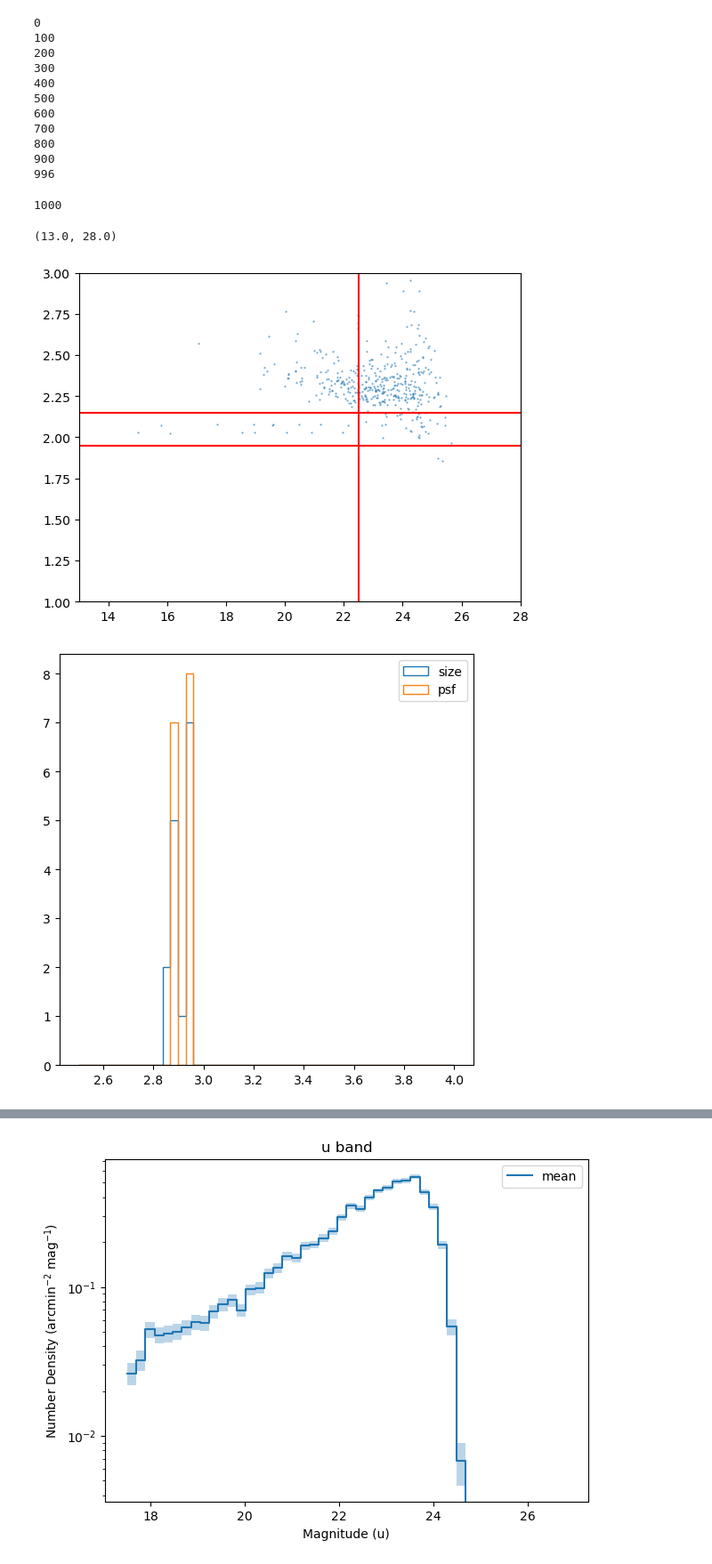
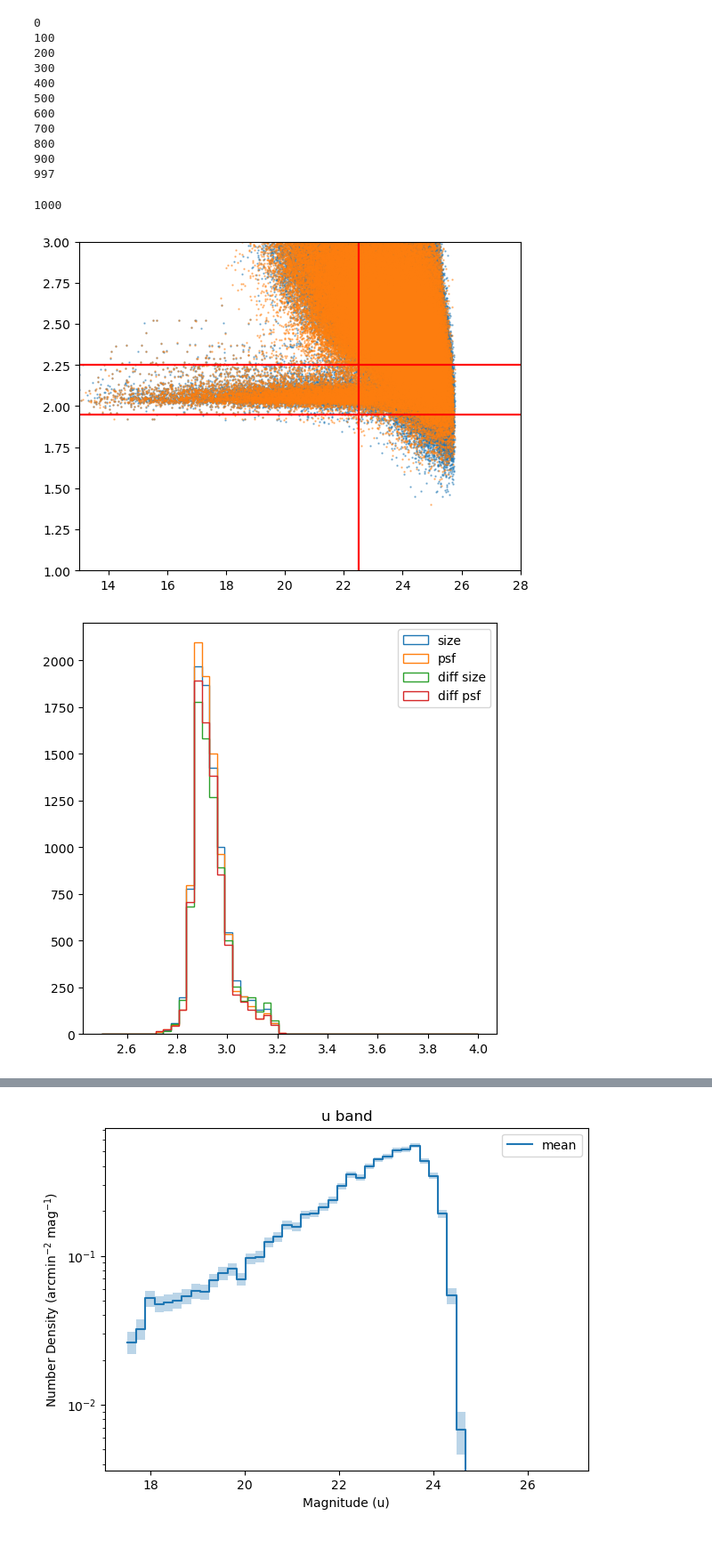
Before and after one commit to philipladuca24/LSST-SimCatVal, a Jupyter notebook: LSST-SimCatVal/full_run_plots.ipynb, the cells around one changed output, grey strips where cells are left out. Shown at 89% size. Drawn from its saved outputs; the diff is of its cells as text; code cells hidden in the pictures.

```diff
--- a/LSST-SimCatVal/full_run_plots.ipynb
+++ b/LSST-SimCatVal/full_run_plots.ipynb
@@ -124,6 +146,6 @@ print(max(full_cats['i']['obs_ind'])+1)
 # %%
 bands = 'ugrizy'
-base = '/hildafs/home/pladuca/main/lsst-sim-package/LSST-SimCatVal/LSST-SimCatVal/outputs_vdiff2/'
+base = f'/hildafs/home/pladuca/main/lsst-sim-package/LSST-SimCatVal/LSST-SimCatVal/outputs_{folder}/'
 cats_by_band = {b: [] for b in bands}
 i = 0
 for entry in os.scandir(base):
@@ -138,6 +160,7 @@ for entry in os.scandir(base):
         if i % 100 == 0:
             print(i)
         for b in bands:
+            cat['obs_ind'] = i
             cats_by_band[b].append(cat[b])
         i += 1
     except (OSError, pickle.PickleError) as e:
@@ -158,9 +181,9 @@ true_cats = {
 700
 800
 900
-996
+997
 # %%
-with open(f'/hildafs/home/pladuca/main/lsst-sim-package/LSST-SimCatVal/LSST-SimCatVal/outputs/true_cat_vdiff2.pkl', "wb") as f:
+with open(f'/hildafs/home/pladuca/main/lsst-sim-package/LSST-SimCatVal/LSST-SimCatVal/outputs/true_cat_{folder}.pkl', "wb") as f:
     pickle.dump(true_cats, f)
 # %%
 print(i)
@@ -174,56 +238,24 @@ print(i)
 # %%
 b = 'i'
-temp = full_cats[b]
-temp = temp[(temp['deblend_nChild'] == 0) &
-    (temp['base_SdssShape_flag'] == False) &
-    (temp['modelfit_CModel_instFlux'] >= 0) &
-    (temp['modelfit_CModel_flag'] == False) &
-    (temp['ext_gaap_GaapFlux_1_15x_Optimal_instFlux'] >= 0) &
-    (temp['base_SdssCentroid_flag'] == False) &
-    (temp['ext_gaap_GaapFlux_flag'] == False) &
-    (temp['base_ClassificationSizeExtendedness_flag'] == False)]
-temp = temp[(temp['base_PsfFlux_instFlux']/temp['base_PsfFlux_instFluxErr'] >= 10)]
-
-mag = -2.5 * np.log10(temp['modelfit_CModel_instFlux']) + 31.4
-size = (temp['base_SdssShape_xx']*temp['base_SdssShape_yy'] - temp['base_SdssShape_xy']**2)**0.25
-# psf = np.sqrt(temp['base_SdssShape_psf_xx'] + temp['base_SdssShape_psf_yy'])
-
-plt.scatter(mag, size, s=0.5, alpha=0.5)
-# plt.scatter(mag, psf, s=0.3, alpha=0.3)
-## i
-up = 2.15
-down = 1.95
-cut = 22.5
-# plt.axhline(up, c='r')
-# plt.axhline(down, c='r')
-# plt.axvline(cut, c='r')
-# plt.ylim(2,5)
-# plt.xlim(13,28)
-## g
-# up = 3.65
-# down =3.2
-# cut = 22.5
-plt.axhline(up, c='r')
-plt.axhline(down, c='r')
-plt.axvline(cut, c='r')
-plt.ylim(1,3)
-plt.xlim(13,28)
+stars, gals = get_stellar_locust(b, full_cats)
+stars_n, gals_n = get_stellar_locust(b, full_cats_n)
 # %% [output]
-(13.0, 28.0)
-[figure, old version]
+[figure, new version]
 # %%
-stars = temp[(mag < cut) & (size < up) & (size > down)]
-
 size_bins = np.linspace(2.5,4,50)
 star_size = np.sqrt(stars['base_SdssShape_xx'] + stars['base_SdssShape_yy'])
 star_psf = np.sqrt(stars['base_SdssShape_psf_xx'] + stars['base_SdssShape_psf_yy'])
+star_size_n = np.sqrt(stars_n['base_SdssShape_xx'] + stars_n['base_SdssShape_yy'])
+star_psf_n = np.sqrt(stars_n['base_SdssShape_psf_xx'] + stars_n['base_SdssShape_psf_yy'])
 fig, ax = plt.subplots(figsize=(6,6))
 plt.hist(star_size, size_bins, histtype="step", label="size")
 plt.hist(star_psf, size_bins, histtype="step", label="psf")
+plt.hist(star_size_n, size_bins, histtype="step", label="diff size")
+plt.hist(star_psf_n, size_bins, histtype="step", label="diff psf")
 plt.legend()
 plt.show()
 # %% [output]
-[figure, old version]
+[figure, new version]
 # %%
 e1 = (stars['base_SdssShape_psf_xx'] - stars['base_SdssShape_psf_yy'])/(stars['base_SdssShape_psf_xx'] + stars['base_SdssShape_psf_yy'])
 e2 = 2*(stars['base_SdssShape_psf_xy'])/(stars['base_SdssShape_psf_xx'] + stars['base_SdssShape_psf_yy'])
```
Also changed, not shown: parts of 13 cells of this notebook, 3 other files.
